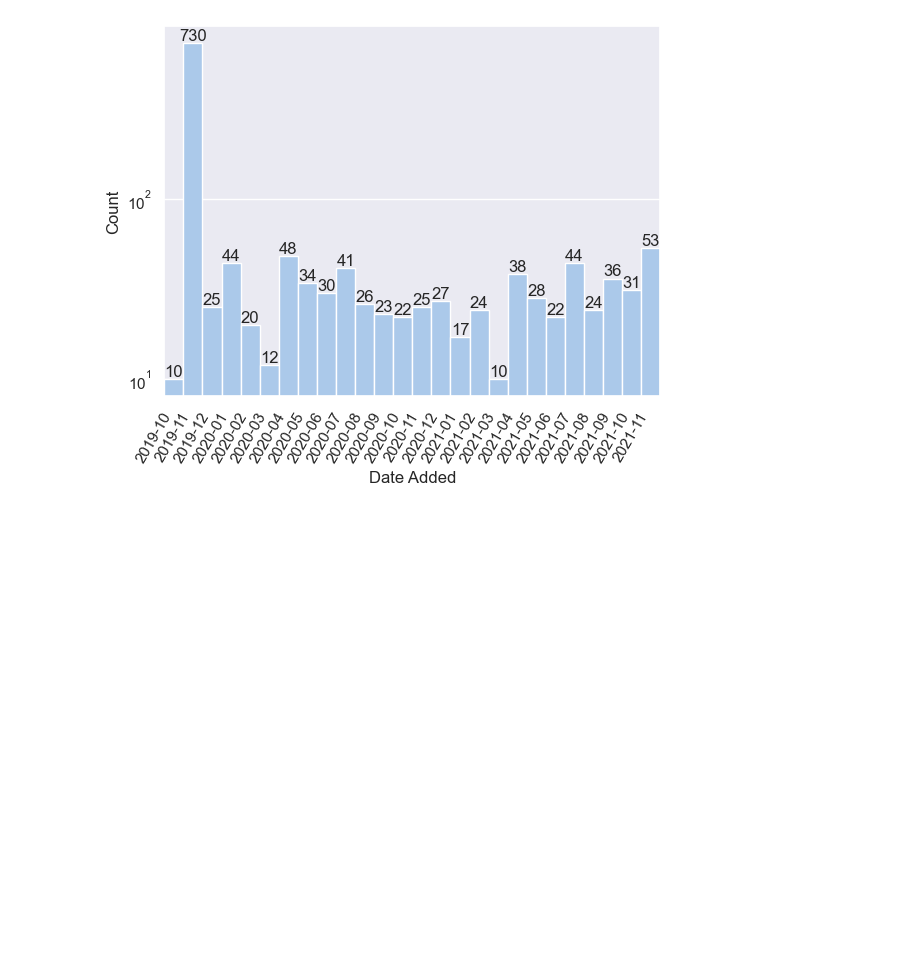
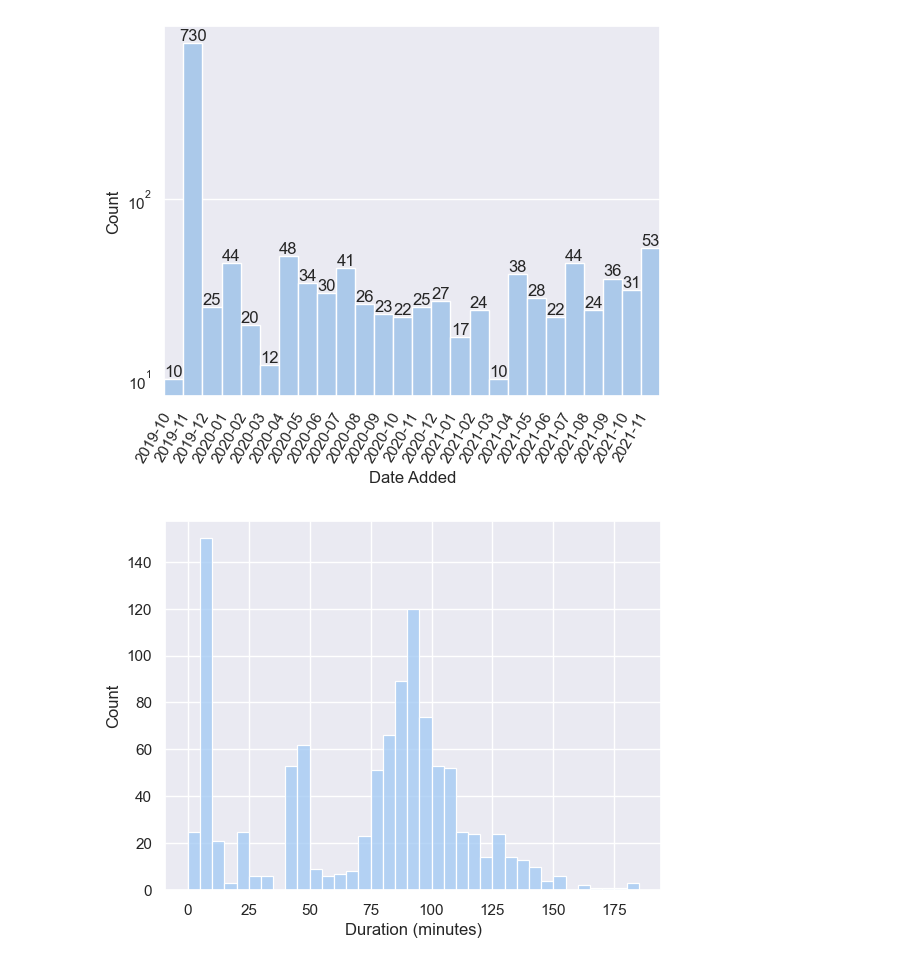
Before and after one commit to dvnatanael/data5006-data-analysis, a Jupyter notebook: Tiny_Data_Analysis_Disney+.ipynb, the cells around one changed output. Drawn from its saved outputs; the diff is of its cells as text; code cells hidden in the pictures; blank space fills up the shorter version.

Commit message:
feat: add plots for show `duration`

```diff
--- a/Tiny_Data_Analysis_Disney+.ipynb
+++ b/Tiny_Data_Analysis_Disney+.ipynb
@@ -189,3 +189,9 @@ p.set_ylabel("Count")
 _ = {rotate_label(label, rotation=60) for label in p.get_xticklabels()}
 # %% [output]
 [figure]
+# %%
+data = cleaned_df[cleaned_df.index.get_level_values("type") == "Movie"]
+p = sns.histplot(data, x="duration", bins=185 // 5, binrange=(0, 185))
+_ = p.set_xlabel("Duration (minutes)")
+# %% [output]
+[figure, added]
```
Also changed, not shown: parts of 1 cell of this notebook, 1 other file.
